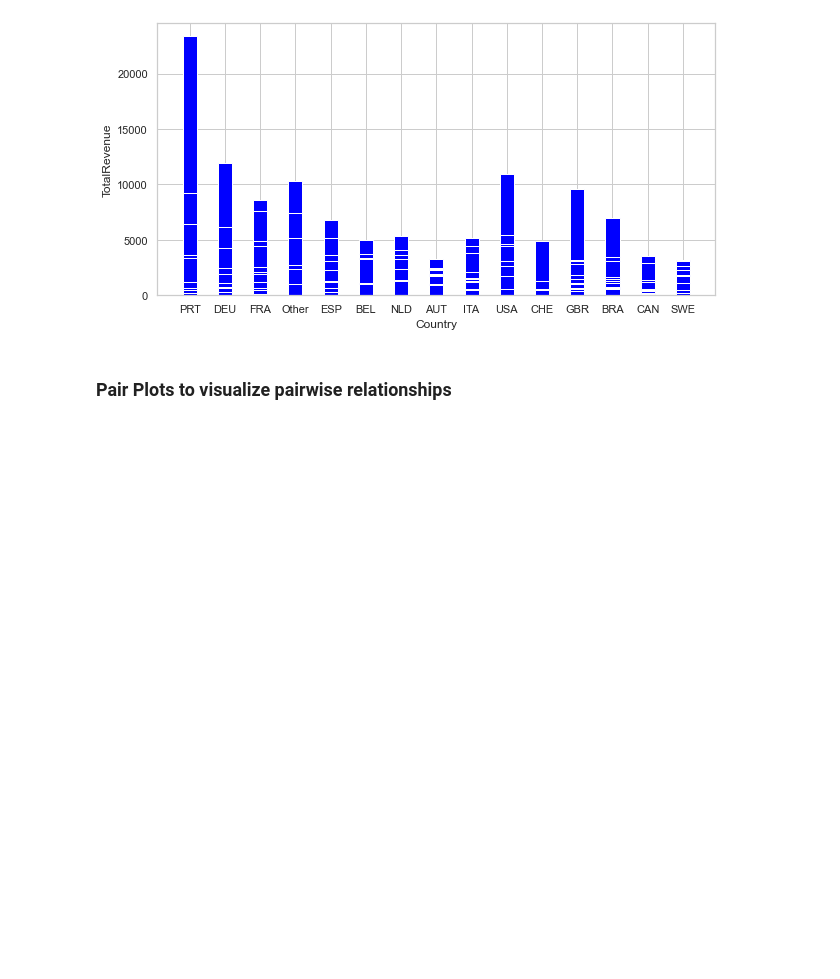
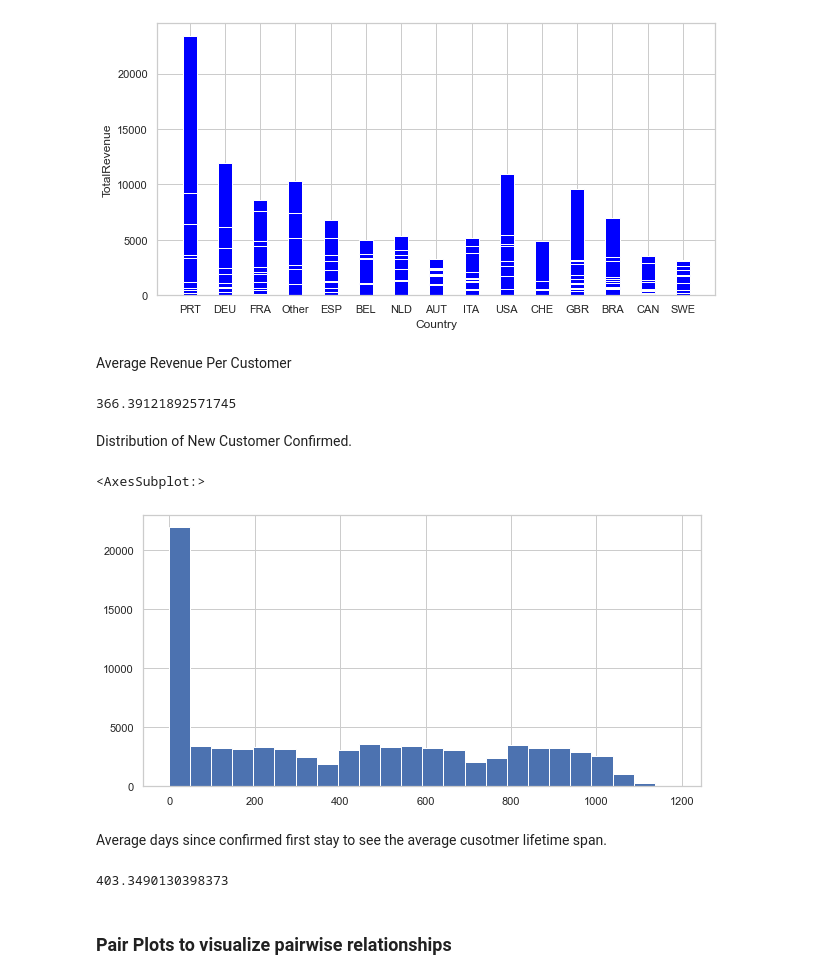
Before and after one commit to LNRobertson/Customer_Segmentation, a Jupyter notebook: notebooks/2_EDA.ipynb, the cells around one changed output. Saved outputs shown, nothing was run; the diff lists cells and outputs as text; code cells hidden in the pictures; blank space fills up the shorter version.

```diff
--- a/notebooks/2_EDA.ipynb
+++ b/notebooks/2_EDA.ipynb
@@ -603,3 +606,23 @@ plt.ylabel("TotalRevenue")
 plt.show()
 # %% [output]
 [figure]
+# %% [markdown]
+Average Revenue Per Customer
+# %%
+clean_data['TotalReveneue'].mean()
+# %% [output]
+366.39121892571745
+# %% [markdown]
+Distribution of New Customer Confirmed.
+# %%
+#closer view of this histogram
+clean_data['DaysSinceFirstStay'].hist(bins=24)
+# %% [output]
+<AxesSubplot:>
+[figure, added]
+# %% [markdown]
+Average days since confirmed first stay to see the average cusotmer lifetime span.
+# %%
+clean_data['DaysSinceFirstStay'].mean()
+# %% [output]
+403.3490130398373
```
Also changed, not shown: parts of 27 cells of this notebook.
